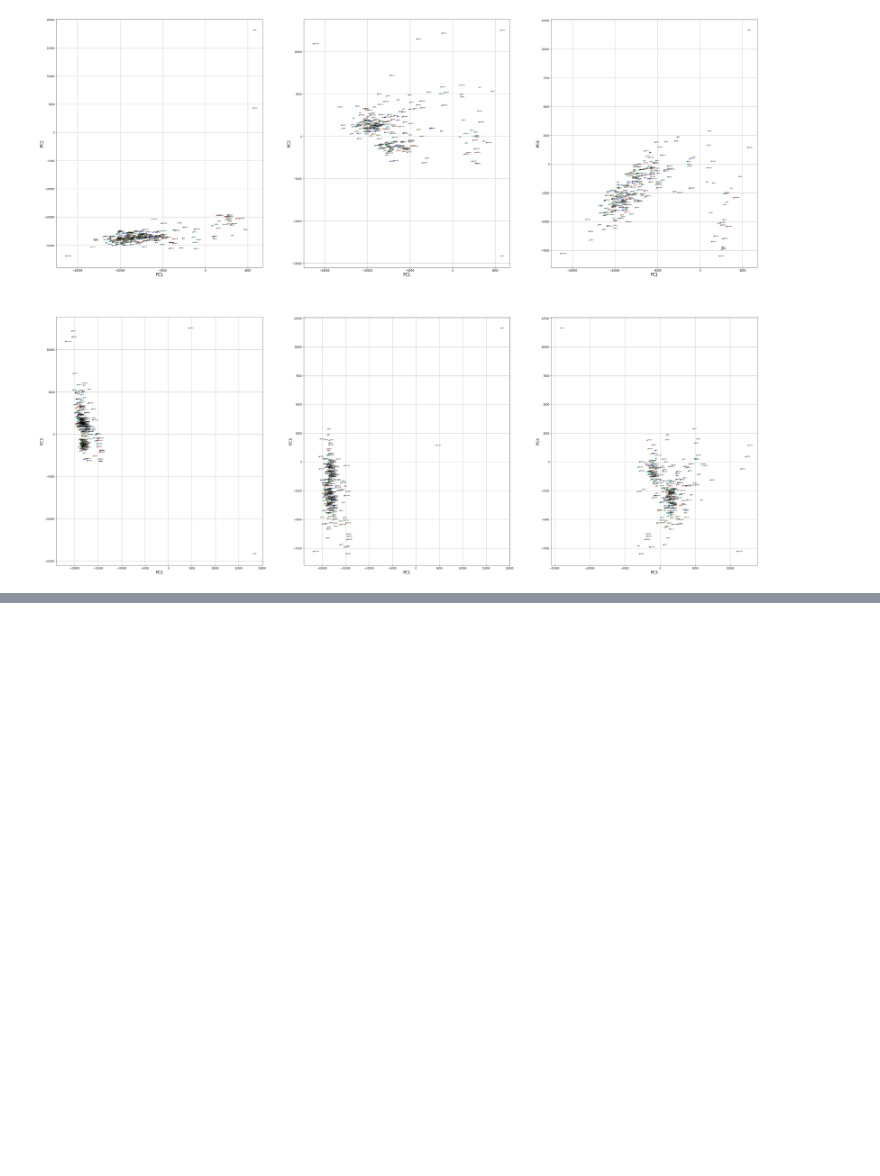
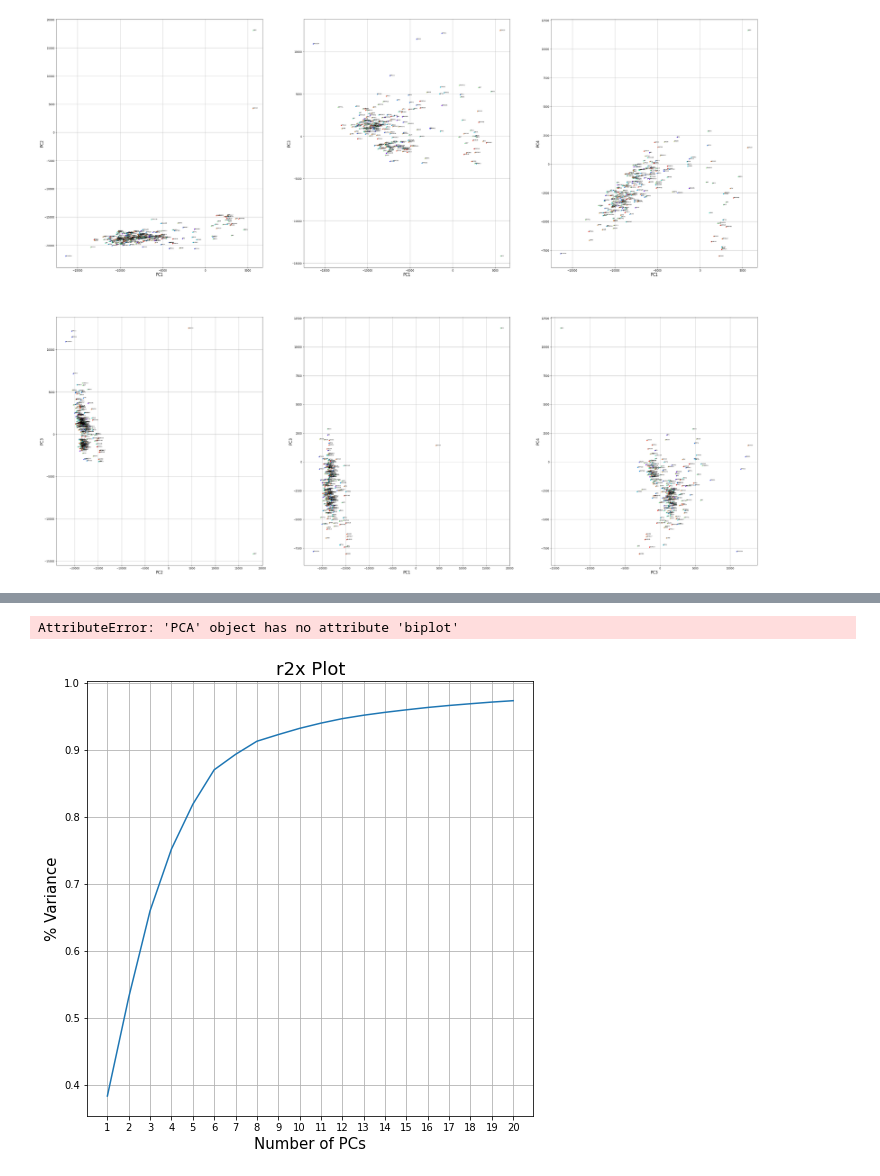
Before and after one commit to meyer-lab/DE-learning, a Jupyter notebook: de/scratchwork.ipynb, the cells around one changed output, grey strips where cells are left out. Cells and saved outputs as stored; diff of their text form; code cells hidden in the pictures; blank space fills up the shorter version.

```diff
--- a/de/importData.ipynb
+++ b/de/scratchwork.ipynb
@@ -28,0 +13,4 @@ data
+# %%
+data = importRNAseqKO()
+data_combined = data.groupby(by=data.columns, axis=1).mean()
+data
@@ -170,2 +248,12 @@ plt.savefig("PC2vPC1_all.png")
+# %%
+#-------------------------- PCA with replicates averaged together
+pca_list_combined = pca(data_combined.T,20)
+r2x(20, pca_list_combined[0])
+X_r_combined = pca_list[1]
+# Make biplot with the number of features
+fig, ax = pca_list_combined[0].biplot(n_feat=4)
+# %% [output]
+AttributeError: 'PCA' object has no attribute 'biplot'
+[figure, added]
 # %%
 # %% [output]
```
Also changed, not shown: parts of 8 cells of this notebook, 14 other files.
